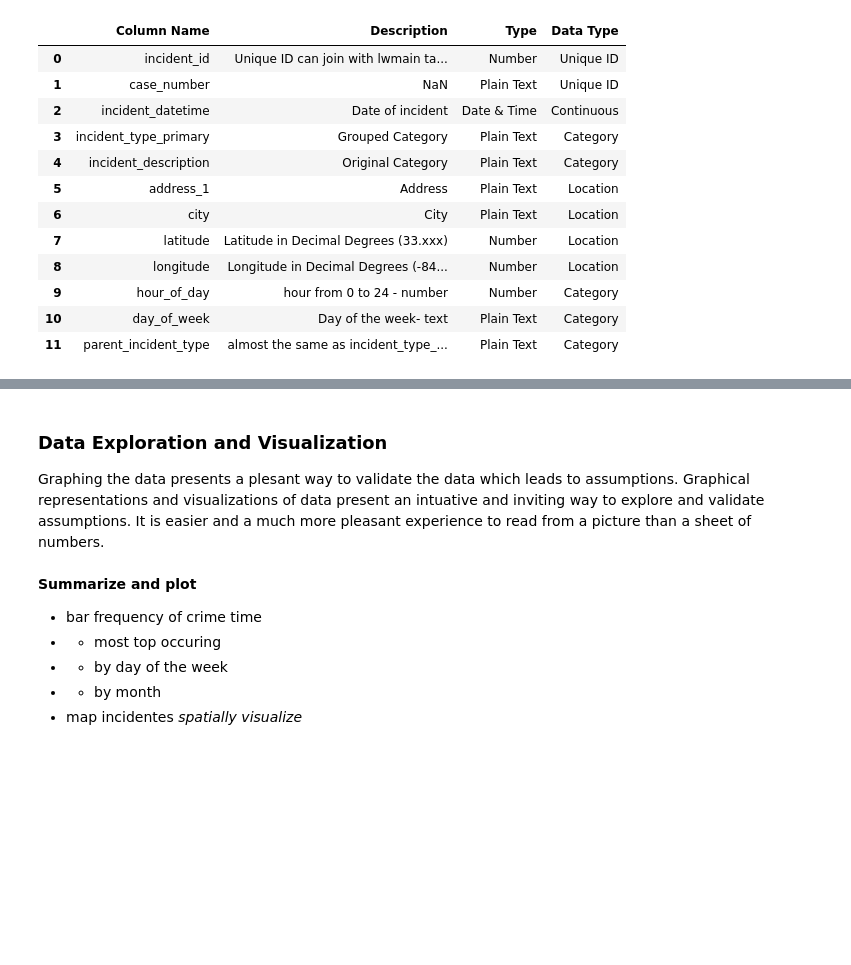
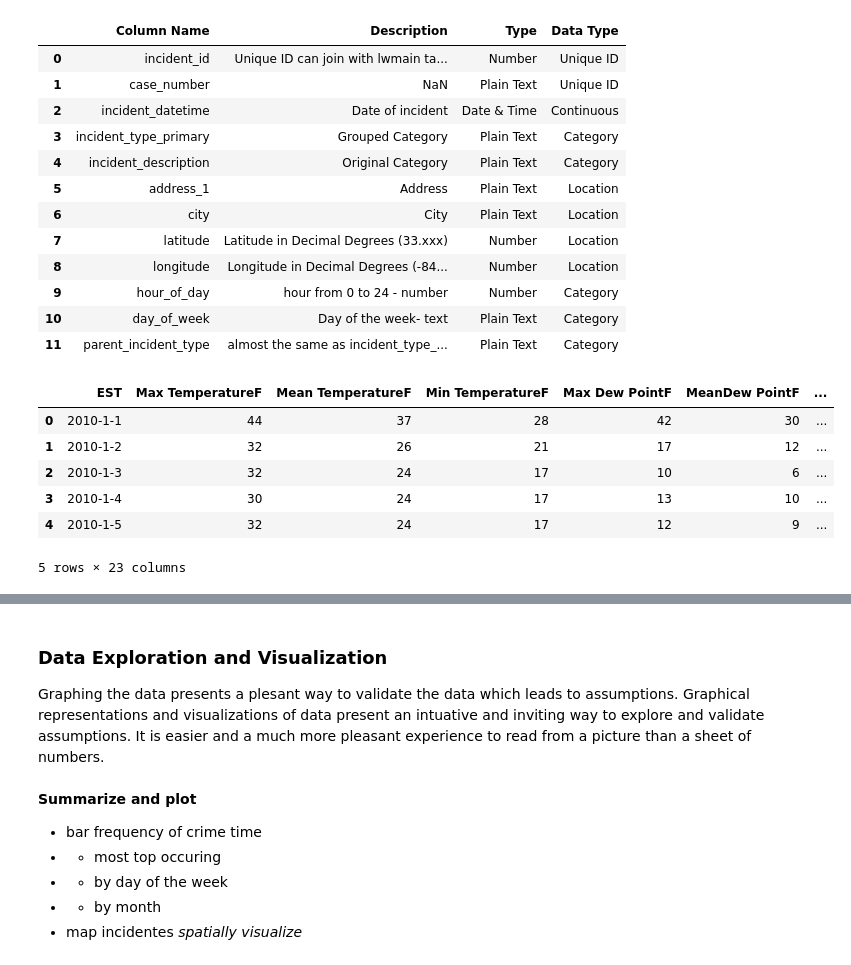
Before and after one commit to akell47/DataSciCourse, a Jupyter notebook: projects/final-projects/DPD.ipynb, the cells around one changed output, grey strips where cells are left out. Drawn from its saved outputs; the diff is of its cells as text; code cells hidden in the pictures; blank space fills up the shorter version.

```diff
--- a/projects/final-projects/DPD.ipynb
+++ b/projects/final-projects/DPD.ipynb
@@ -150,6 +146,20 @@ Metadata
 | 9 | hour_of_day | hour from 0 to 24 - number | Number | Category |
 | 10 | day_of_week | Day of the week- text | Plain Text | Category |
 | 11 | parent_incident_type | almost the same as incident_type_... | Plain Text | Category |
+# %%
+weather2010 = pd.read_csv('Data/Weather2010.csv')
+weather2010.head()
+# weather by the day from weather underground
+# will join by by incident_datetime or hour_of_day (hopefully) - mostly interested in Events column
+# there is also a weather condition column in the lwmain table from the database - join and "fill -in" the weather condition data
+# %% [output]
+|  | EST | Max TemperatureF | Mean TemperatureF | Min TemperatureF | Max Dew PointF | MeanDew PointF | ... |
+| 0 | 2010-1-1 | 44 | 37 | 28 | 42 | 30 | ... |
+| 1 | 2010-1-2 | 32 | 26 | 21 | 17 | 12 | ... |
+| 2 | 2010-1-3 | 32 | 24 | 17 | 10 | 6 | ... |
+| 3 | 2010-1-4 | 30 | 24 | 17 | 13 | 10 | ... |
+| 4 | 2010-1-5 | 32 | 24 | 17 | 12 | 9 | ... |
+5 rows × 23 columns
 # %% [markdown]
 ### Hypothesis and Research Question
 
```
Also changed, not shown: parts of 13 cells of this notebook, 5 other files.
